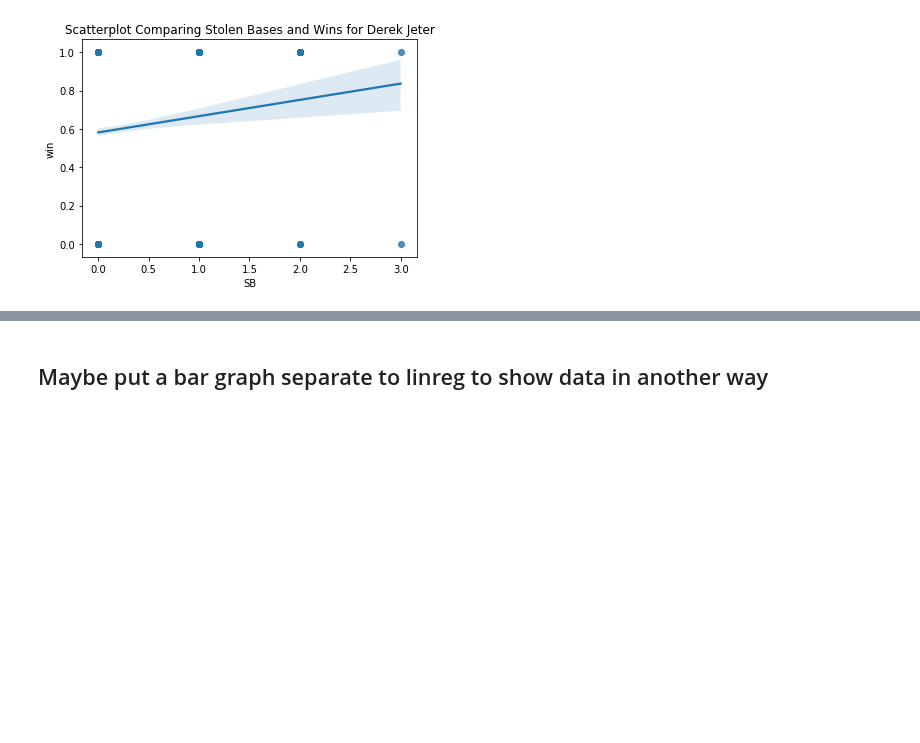
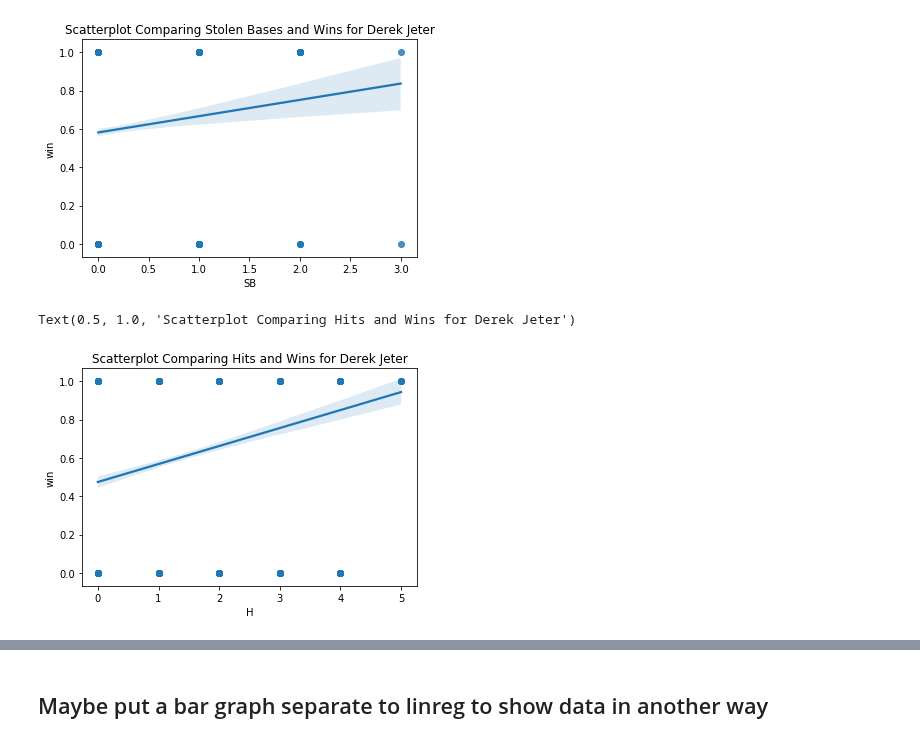
Before and after one commit to mattmaitland1/DerekJeterAnalysis, a Jupyter notebook: Project.ipynb, the cells around one changed output, grey strips where cells are left out. Cells and saved outputs as stored; diff of their text form; code cells hidden in the pictures; blank space fills up the shorter version.

```diff
--- a/Project.ipynb
+++ b/Project.ipynb
@@ -220,3 +220,10 @@ plt.title('Scatterplot Comparing Stolen Bases and Wins for Derek Jeter')
 # %% [output]
 Text(0.5, 1.0, 'Scatterplot Comparing Stolen Bases and Wins for Derek Jeter')
 [figure]
+# %%
+sns.regplot(data = jeter, x = 'H', y = 'win')
+plt.show
+plt.title('Scatterplot Comparing Hits and Wins for Derek Jeter')
+# %% [output]
+Text(0.5, 1.0, 'Scatterplot Comparing Hits and Wins for Derek Jeter')
+[figure, added]
```
Also changed, not shown: parts of 5 cells of this notebook.
